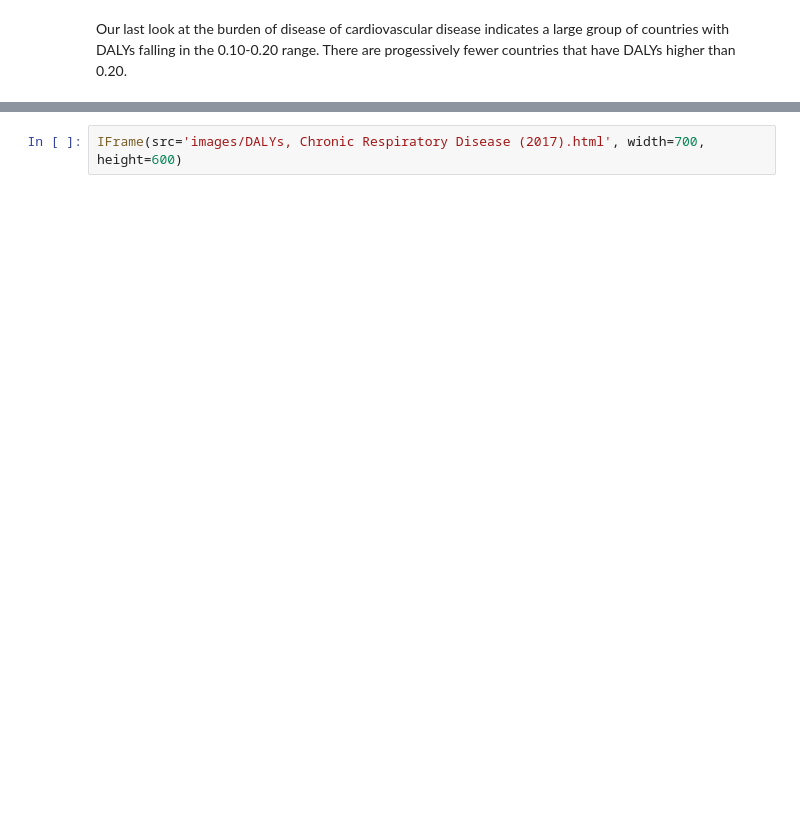
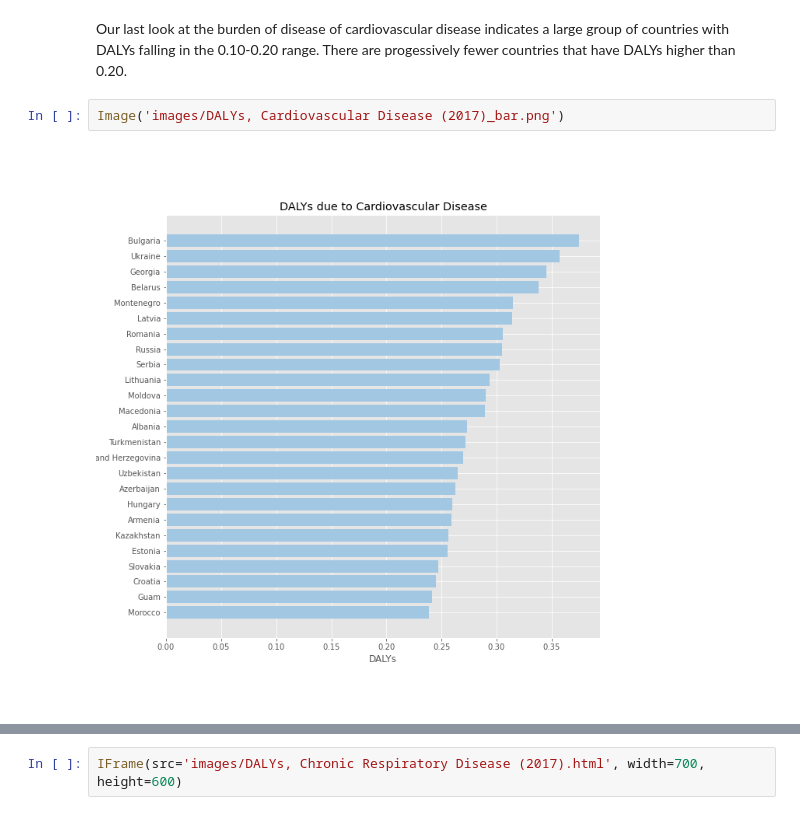
Before and after one commit to dai-ictgeo/covid_19_part_1, a Jupyter notebook: docs/covid_19_clean.ipynb, the cells around one changed output, grey strips where cells are left out. Saved outputs shown, nothing was run; the diff lists cells and outputs as text; blank space fills up the shorter version.

```diff
--- a/docs/covid_19_clean.ipynb
+++ b/docs/covid_19_clean.ipynb
@@ -102,3 +110,7 @@ IFrame(src='images/DALYs, Cardiovascular Disease (2017).html', width=700, height
 [interactive output not drawn]
 # %% [markdown]
 Our last look at the burden of disease of cardiovascular disease indicates a large group of countries with DALYs falling in the 0.10-0.20 range. There are progessively fewer countries that have DALYs higher than 0.20.
+# %%
+Image('images/DALYs, Cardiovascular Disease (2017)_bar.png')
+# %% [output]
+[figure, added]
```
Also changed, not shown: parts of 19 cells of this notebook, 11 other files.
